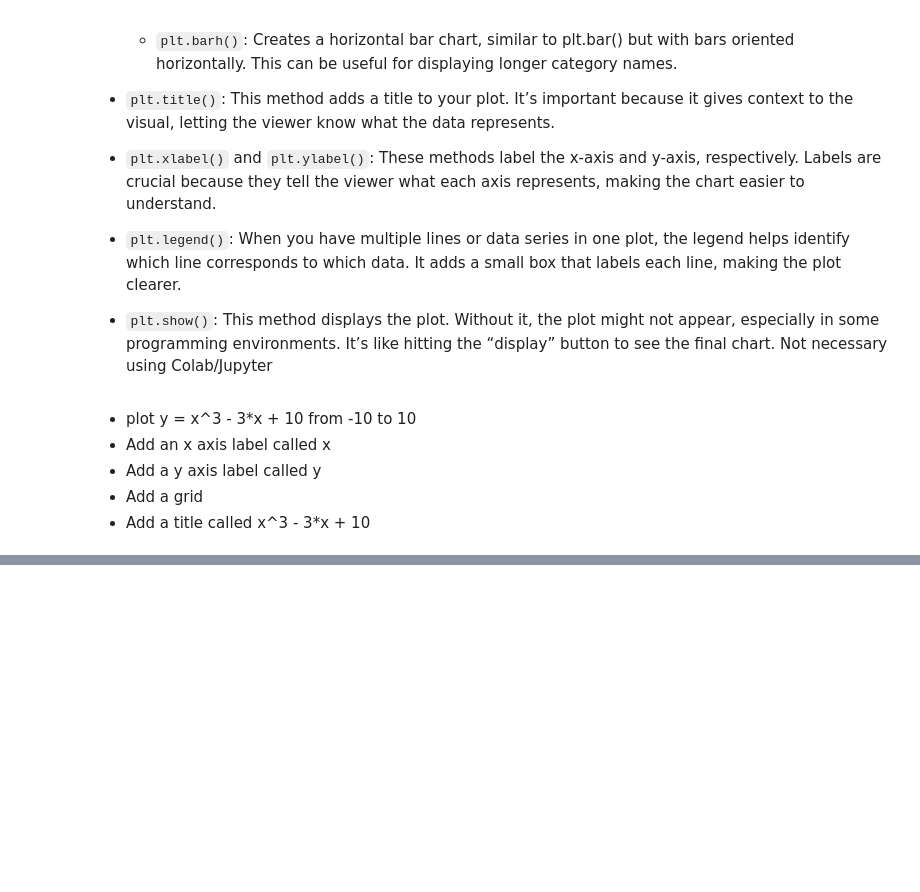
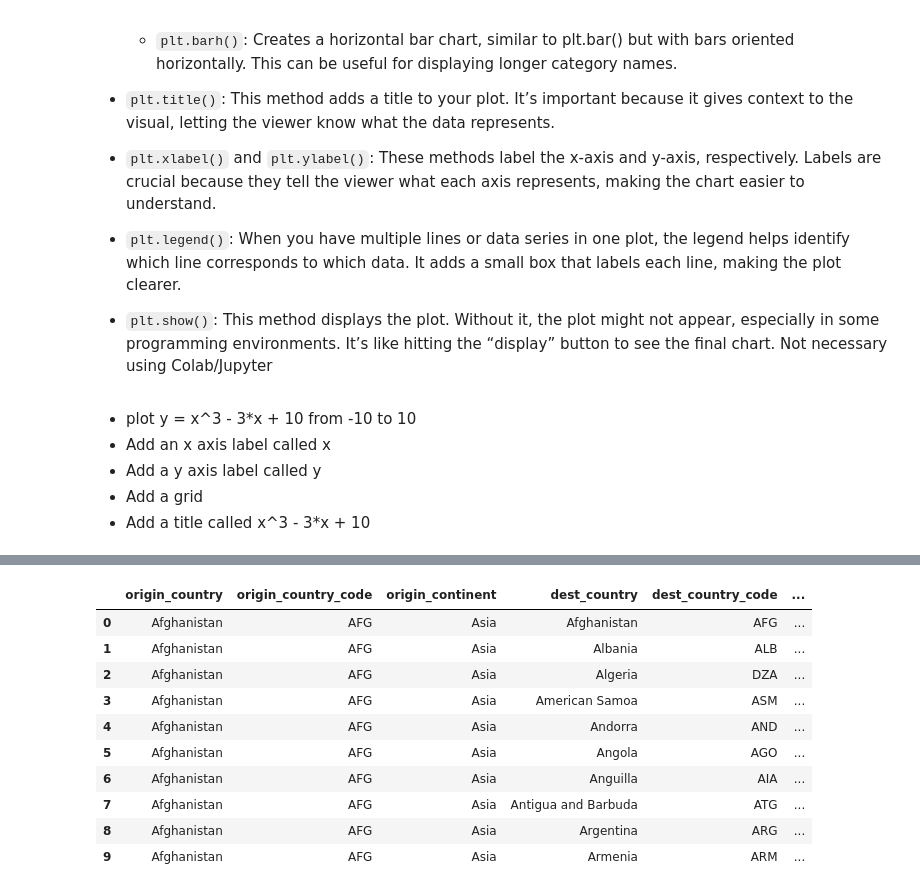
Before and after one commit to lekez2005/naijacoder-2025, a Jupyter notebook: day6.ipynb, the cells around one changed output, grey strips where cells are left out. Drawn from its saved outputs; the diff is of its cells as text; code cells hidden in the pictures; blank space fills up the shorter version.

```diff
--- a/day6.ipynb
+++ b/day6.ipynb
@@ -179,0 +204,32 @@ To generate a plot, we write several lines of code, each line calling a **pyplot
+# %%
+import pandas as pd
+
+url = 'https://raw.githubusercontent.com/naijacoderorg/lectures/main/lectures2024/datascience/migrations.csv'
+df = pd.read_csv(url)
+# %%
+df.head(10)
+# df.columns
+
+class DFrame():
+    def __init__(self, columns):
+        self.columns = columns
+    def num_colums(self):
+        print(f"You have {self.columns} columns")
+d = DFrame(1000)
+df.head(10)
+# d.num_colums()
+# d.columns
+# d.num_colums()
+# df.dtypes
+# %% [output]
+|  | origin_country | origin_country_code | origin_continent | dest_country | dest_country_code | ... |
+| 0 | Afghanistan | AFG | Asia | Afghanistan | AFG | ... |
+| 1 | Afghanistan | AFG | Asia | Albania | ALB | ... |
+| 2 | Afghanistan | AFG | Asia | Algeria | DZA | ... |
+| 3 | Afghanistan | AFG | Asia | American Samoa | ASM | ... |
+| 4 | Afghanistan | AFG | Asia | Andorra | AND | ... |
+| 5 | Afghanistan | AFG | Asia | Angola | AGO | ... |
+| 6 | Afghanistan | AFG | Asia | Anguilla | AIA | ... |
+| 7 | Afghanistan | AFG | Asia | Antigua and Barbuda | ATG | ... |
+| 8 | Afghanistan | AFG | Asia | Argentina | ARG | ... |
+| 9 | Afghanistan | AFG | Asia | Armenia | ARM | ... |
```
Also changed, not shown: parts of 5 cells of this notebook.
